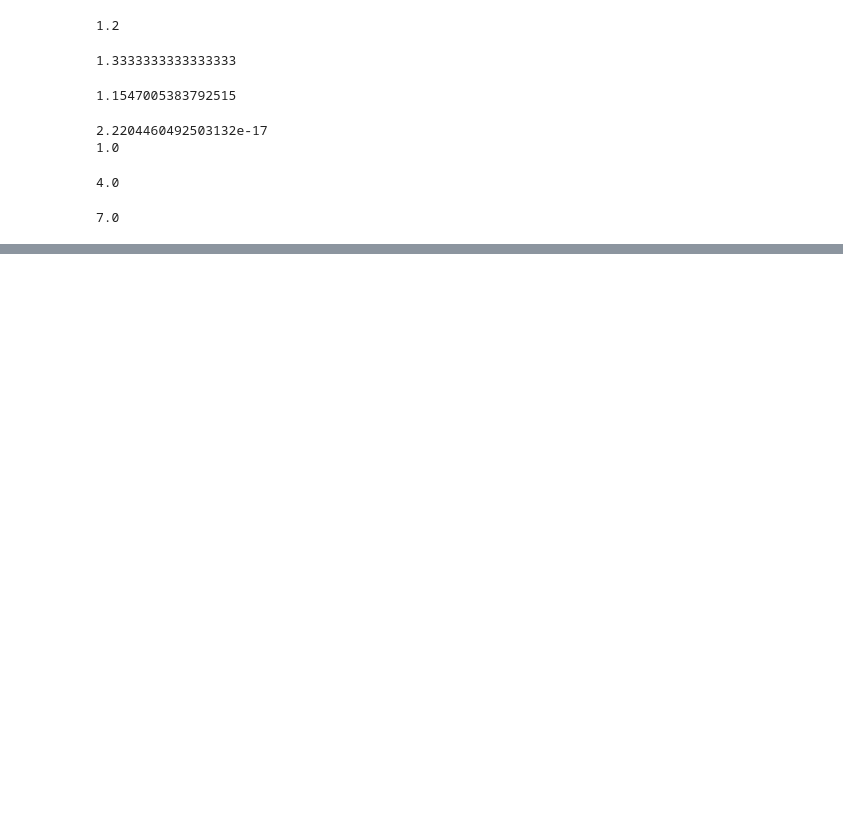
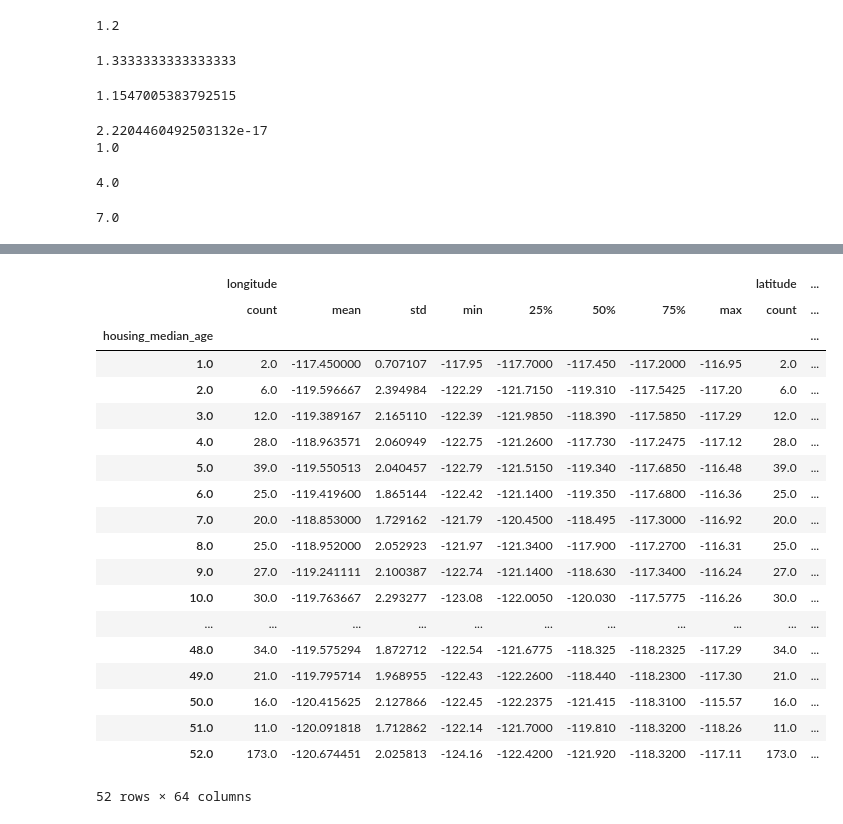
Before and after one commit to hasun/pyStat, a Jupyter notebook: PyStat_3_1_데이터분석.ipynb, the cells around one changed output, grey strips where cells are left out. Saved outputs shown, nothing was run; the diff lists cells and outputs as text; code cells hidden in the pictures; blank space fills up the shorter version.

```diff
--- a/PyStat_3_1_데이터분석.ipynb
+++ b/PyStat_3_1_데이터분석.ipynb
@@ -64,3 +64,9 @@ stats.scoreatpercentile(fish_data_3, 25)
 stats.scoreatpercentile(fish_data_3, 75)
 # %% [output]
 7.0
+# %%
+import pandas as pd
+import scipy as sp
+%precision 3
+fish_multi = pd.read_csv ("/content/sample_data/california_housing_test.csv")
+print (fish_multi)
@@ -66,0 +91,26 @@ stats.scoreatpercentile(fish_data_3, 75)
+# %%
+group = fish_multi.groupby("housing_median_age")
+#print (group.mean())
+#print (group.std(ddof =1))
+group.describe()
+# %% [output]
+|  | longitude |  |  |  |  |  |  |  | latitude | ... |
+|  | count | mean | std | min | 25% | 50% | 75% | max | count | ... |
+| housing_median_age |  |  |  |  |  |  |  |  |  | ... |
+| 1.0 | 2.0 | -117.450000 | 0.707107 | -117.95 | -117.7000 | -117.450 | -117.2000 | -116.95 | 2.0 | ... |
+| 2.0 | 6.0 | -119.596667 | 2.394984 | -122.29 | -121.7150 | -119.310 | -117.5425 | -117.20 | 6.0 | ... |
+| 3.0 | 12.0 | -119.389167 | 2.165110 | -122.39 | -121.9850 | -118.390 | -117.5850 | -117.29 | 12.0 | ... |
+| 4.0 | 28.0 | -118.963571 | 2.060949 | -122.75 | -121.2600 | -117.730 | -117.2475 | -117.12 | 28.0 | ... |
+| 5.0 | 39.0 | -119.550513 | 2.040457 | -122.79 | -121.5150 | -119.340 | -117.6850 | -116.48 | 39.0 | ... |
+| 6.0 | 25.0 | -119.419600 | 1.865144 | -122.42 | -121.1400 | -119.350 | -117.6800 | -116.36 | 25.0 | ... |
+| 7.0 | 20.0 | -118.853000 | 1.729162 | -121.79 | -120.4500 | -118.495 | -117.3000 | -116.92 | 20.0 | ... |
+| 8.0 | 25.0 | -118.952000 | 2.052923 | -121.97 | -121.3400 | -117.900 | -117.2700 | -116.31 | 25.0 | ... |
+| 9.0 | 27.0 | -119.241111 | 2.100387 | -122.74 | -121.1400 | -118.630 | -117.3400 | -116.24 | 27.0 | ... |
+| 10.0 | 30.0 | -119.763667 | 2.293277 | -123.08 | -122.0050 | -120.030 | -117.5775 | -116.26 | 30.0 | ... |
+| ... | ... | ... | ... | ... | ... | ... | ... | ... | ... | ... |
+| 48.0 | 34.0 | -119.575294 | 1.872712 | -122.54 | -121.6775 | -118.325 | -118.2325 | -117.29 | 34.0 | ... |
+| 49.0 | 21.0 | -119.795714 | 1.968955 | -122.43 | -122.2600 | -118.440 | -118.2300 | -117.30 | 21.0 | ... |
+| 50.0 | 16.0 | -120.415625 | 2.127866 | -122.45 | -122.2375 | -121.415 | -118.3100 | -115.57 | 16.0 | ... |
+| 51.0 | 11.0 | -120.091818 | 1.712862 | -122.14 | -121.7000 | -119.810 | -118.3200 | -118.26 | 11.0 | ... |
+| 52.0 | 173.0 | -120.674451 | 2.025813 | -124.16 | -122.4200 | -121.920 | -118.3200 | -117.11 | 173.0 | ... |
+52 rows × 64 columns
```
Also changed, not shown: parts of 3 cells of this notebook.
